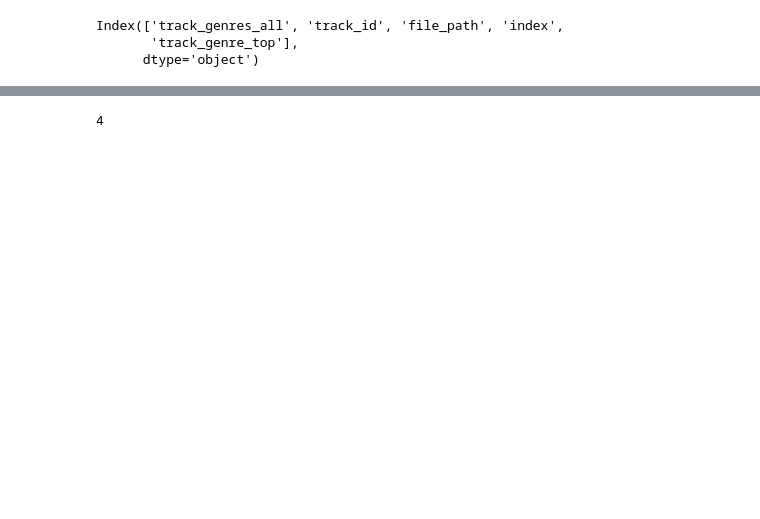
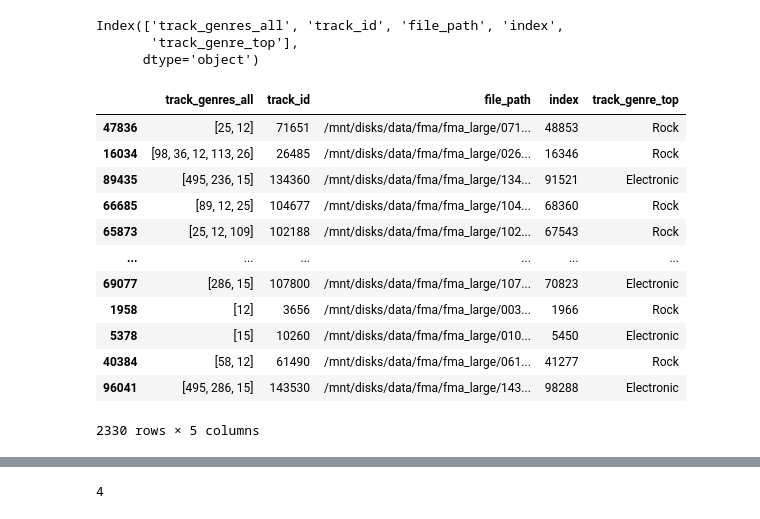
Before and after one commit to Sette/fma_prep, a Jupyter notebook: executer.ipynb, the cells around one changed output, grey strips where cells are left out. Saved outputs shown, nothing was run; the diff lists cells and outputs as text; code cells hidden in the pictures; blank space fills up the shorter version.

```diff
--- a/executer.ipynb
+++ b/executer.ipynb
@@ -55,3 +101,22 @@ Index(['track_genres_all', 'track_id', 'file_path', 'index',
+# %%
+tracks_df, args = prepare_paths(args)
+tracks_df = tracks_df[tracks_df['track_genre_top'].isin(['Rock','Electronic'])]
+# %%
+tracks_df
+# %% [output]
+|  | track_genres_all | track_id | file_path | index | track_genre_top |
+| 47836 | [25, 12] | 71651 | /mnt/disks/data/fma/fma_large/071... | 48853 | Rock |
+| 16034 | [98, 36, 12, 113, 26] | 26485 | /mnt/disks/data/fma/fma_large/026... | 16346 | Rock |
+| 89435 | [495, 236, 15] | 134360 | /mnt/disks/data/fma/fma_large/134... | 91521 | Electronic |
+| 66685 | [89, 12, 25] | 104677 | /mnt/disks/data/fma/fma_large/104... | 68360 | Rock |
+| 65873 | [25, 12, 109] | 102188 | /mnt/disks/data/fma/fma_large/102... | 67543 | Rock |
+| ... | ... | ... | ... | ... | ... |
+| 69077 | [286, 15] | 107800 | /mnt/disks/data/fma/fma_large/107... | 70823 | Electronic |
+| 1958 | [12] | 3656 | /mnt/disks/data/fma/fma_large/003... | 1966 | Rock |
+| 5378 | [15] | 10260 | /mnt/disks/data/fma/fma_large/010... | 5450 | Electronic |
+| 40384 | [58, 12] | 61490 | /mnt/disks/data/fma/fma_large/061... | 41277 | Rock |
+| 96041 | [495, 286, 15] | 143530 | /mnt/disks/data/fma/fma_large/143... | 98288 | Electronic |
+2330 rows × 5 columns
 # %%
 tracks_df, args = prepare_labels(tracks_df,args)
 # %% [output]
```
Also changed, not shown: parts of 22 cells of this notebook, 4 other files.
